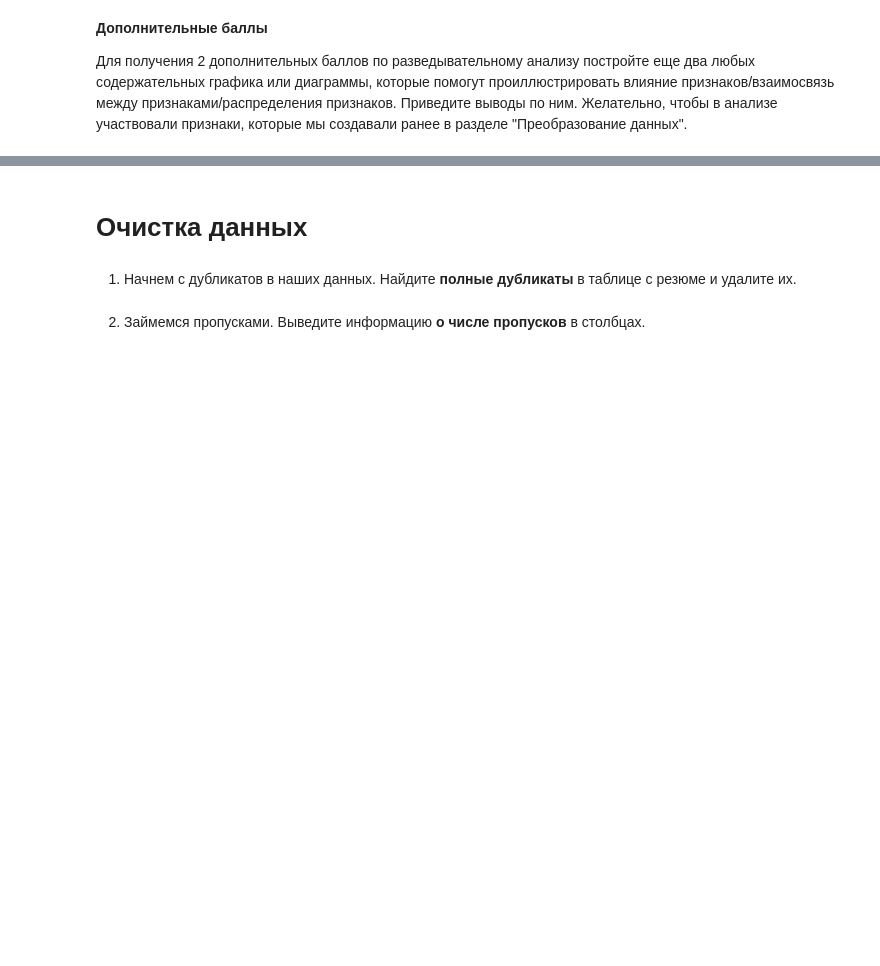
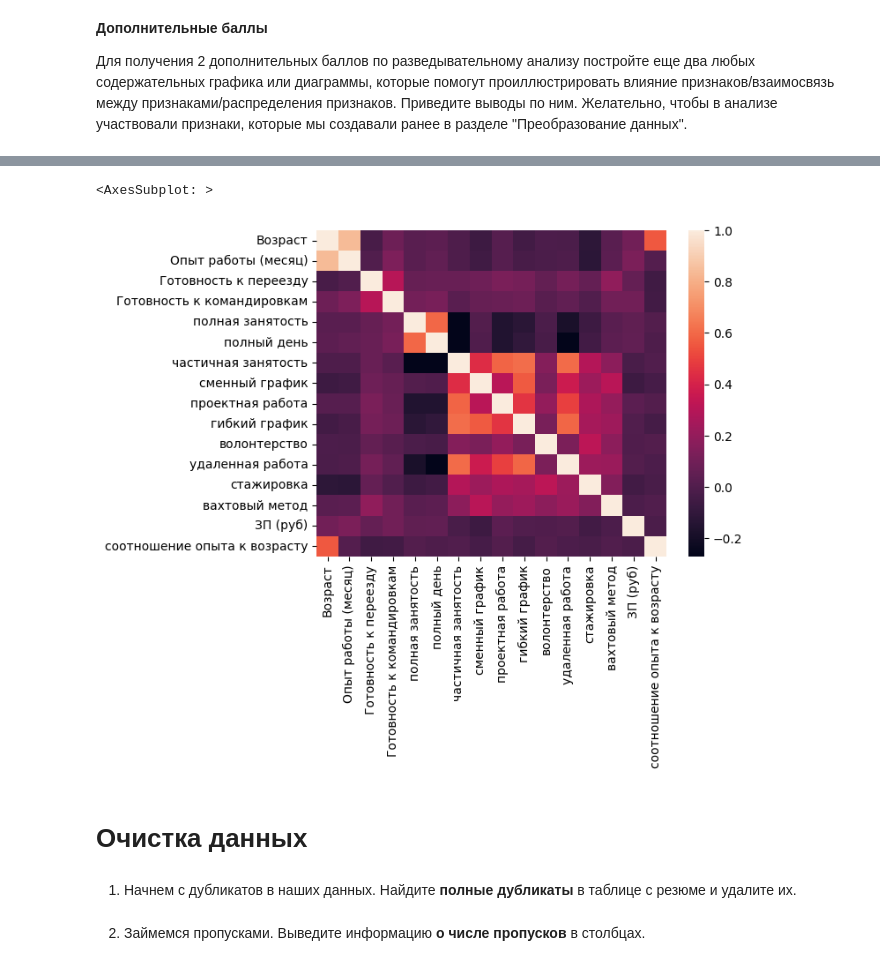
Before and after one commit to sanchopanso92/IDE, a Jupyter notebook: Project 1/Project-1. Ноутбук-шаблон.ipynb, the cells around one changed output, grey strips where cells are left out. Saved outputs shown, nothing was run; the diff lists cells and outputs as text; code cells hidden in the pictures; blank space fills up the shorter version.

```diff
--- a/Project 1/Project-1. Ноутбук-шаблон.ipynb
+++ b/Project 1/Project-1. Ноутбук-шаблон.ipynb
@@ -597,6 +597,8 @@ Text(0.5, 1.0, 'Зависимость медианной желаемой за
 Категория с наименьшими зарплатными ожиданиями- люди со средним специальным образованием, данные ожидания характерны для всего возрастного диапозона данной группы
 # %% [markdown]
 8. Постройте **диаграмму рассеяния**, показывающую зависимость опыта работы (**"Опыт работы (месяц)"**) от возраста (**"Возраст"**). Опыт работы переведите из месяцев в года, чтобы признаки были в едином масштабе. Постройте на графике дополнительно прямую, проходящую через точки (0, 0) и (100, 100). Данная прямая соответствует значениям, когда опыт работы равен возрасту человека. Точки, лежащие на этой прямой и выше нее - аномалии в наших данных (опыт работы больше либо равен возрасту соискателя)
+# %%
+df['Опыт работ (года)']=round(df['Опыт работы (месяц)']/12,0)
 # %%
 fig = px.scatter(
     data_frame=df,
@@ -620,3 +639,9 @@ from phik import resources, report
 # %%
+df_phik=df[['Авто','Образование', 'Пол', 'Возраст', 'Опыт работы (месяц)', 'Город',
+       'Готовность к переезду', 'Готовность к командировкам',
+       'полная занятость', 'полный день', 'частичная занятость',
+       'сменный график', 'проектная работа', 'гибкий график', 'волонтерство',
+       'удаленная работа', 'стажировка', 'вахтовый метод', 'ЗП (руб)',
+       'соотношение опыта к возрасту']]
 
-sns.heatmap(df['ЗП (руб)', 'Возраст' ].phik_matrix())
+phik=df_phik.phik_matrix()
@@ -624,0 +670,3 @@ sns.heatmap(df['ЗП (руб)', 'Возраст' ].phik_matrix())
+# %%
+sns.heatmap(df_phik.corr())
+# %% [output]
@@ -625,3 +674,5 @@ sns.heatmap(df['ЗП (руб)', 'Возраст' ].phik_matrix())
+<AxesSubplot: >
+[figure, added]
 # %% [markdown]
 # Очистка данных
 # %% [markdown]
```
Also changed, not shown: parts of 9 cells of this notebook.
